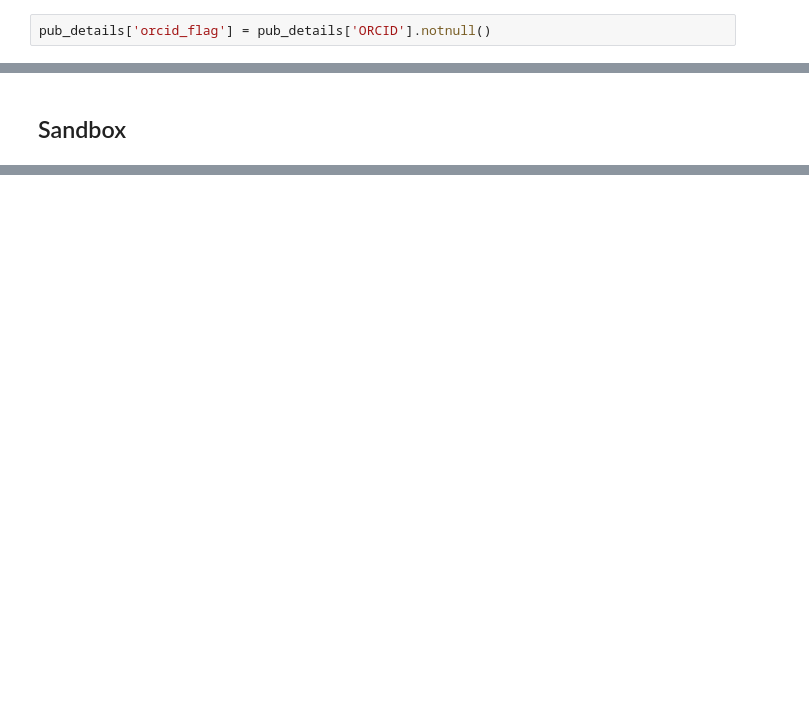
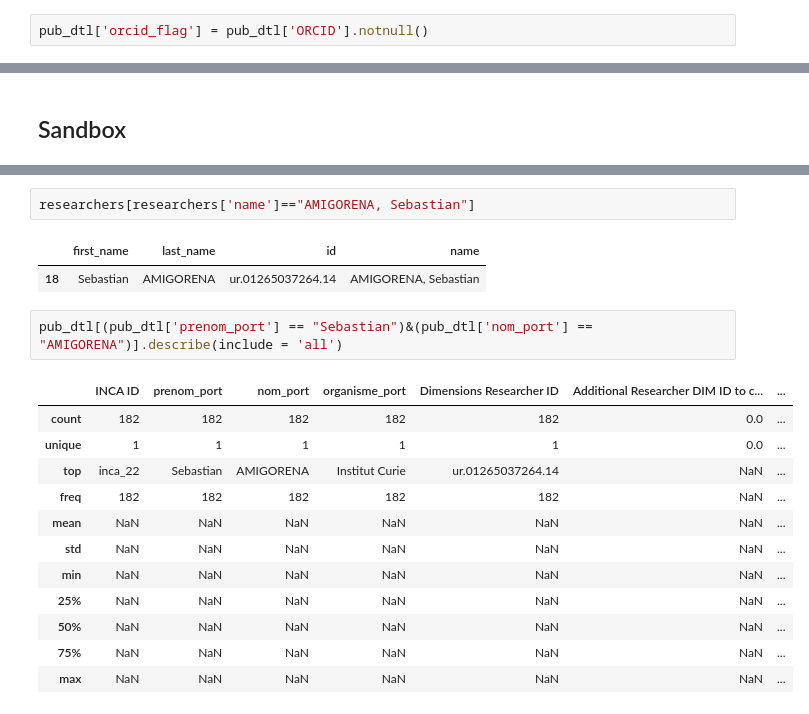
Before and after one commit to Coleridge-Initiative/helios, a Jupyter notebook: scripts/data_read_in.ipynb, the cells around one changed output, grey strips where cells are left out. Cells and saved outputs as stored; diff of their text form; blank space fills up the shorter version.

```diff
--- a/scripts/data_read_in.ipynb
+++ b/scripts/data_read_in.ipynb
@@ -202,3 +165,3 @@ print("{} different Clean Institution Names".format(len(grants_details['org_clea
 # %%
-pub_details['orcid_flag'] = pub_details['ORCID'].notnull()
+pub_dtl['orcid_flag'] = pub_dtl['ORCID'].notnull()
 # %%
@@ -262,0 +272,20 @@ test.describe(include = 'all')
+# %%
+researchers[researchers['name']=="AMIGORENA, Sebastian"]
+# %% [output]
+|  | first_name | last_name | id | name |
+| 18 | Sebastian | AMIGORENA | ur.01265037264.14 | AMIGORENA, Sebastian |
+# %%
+pub_dtl[(pub_dtl['prenom_port'] == "Sebastian")&(pub_dtl['nom_port'] == "AMIGORENA")].describe(include = 'all')
+# %% [output]
+|  | INCA ID | prenom_port | nom_port | organisme_port | Dimensions Researcher ID | Additional Researcher DIM ID to c... | ... |
+| count | 182 | 182 | 182 | 182 | 182 | 0.0 | ... |
+| unique | 1 | 1 | 1 | 1 | 1 | 0.0 | ... |
+| top | inca_22 | Sebastian | AMIGORENA | Institut Curie | ur.01265037264.14 | NaN | ... |
+| freq | 182 | 182 | 182 | 182 | 182 | NaN | ... |
+| mean | NaN | NaN | NaN | NaN | NaN | NaN | ... |
+| std | NaN | NaN | NaN | NaN | NaN | NaN | ... |
+| min | NaN | NaN | NaN | NaN | NaN | NaN | ... |
+| 25% | NaN | NaN | NaN | NaN | NaN | NaN | ... |
+| 50% | NaN | NaN | NaN | NaN | NaN | NaN | ... |
+| 75% | NaN | NaN | NaN | NaN | NaN | NaN | ... |
+| max | NaN | NaN | NaN | NaN | NaN | NaN | ... |
```
Also changed, not shown: parts of 49 cells of this notebook.
